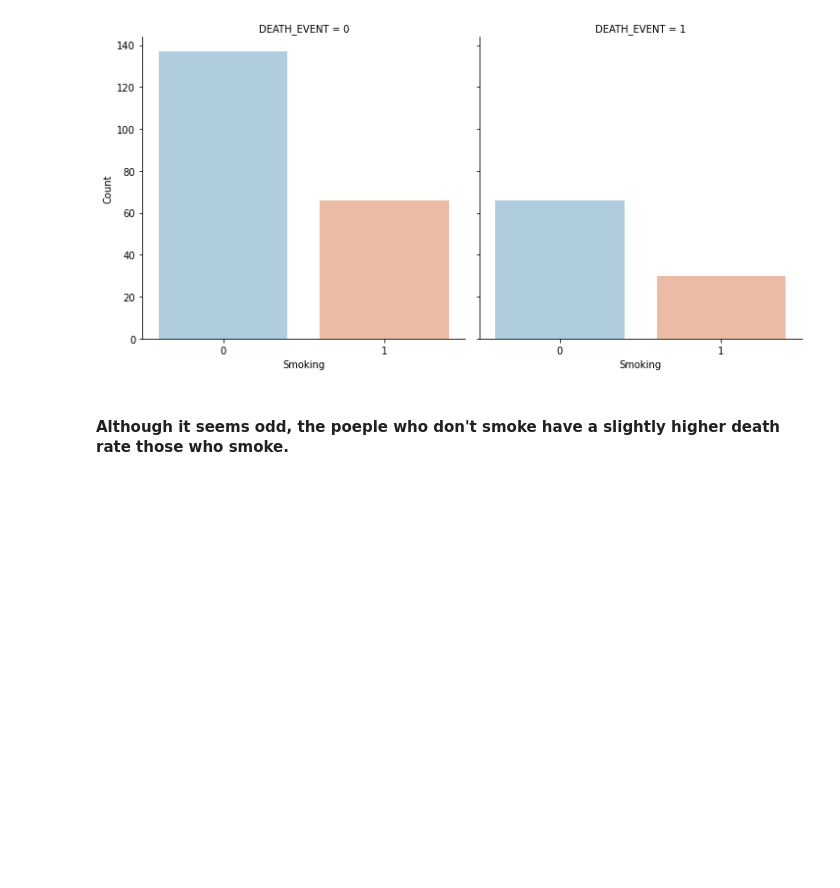
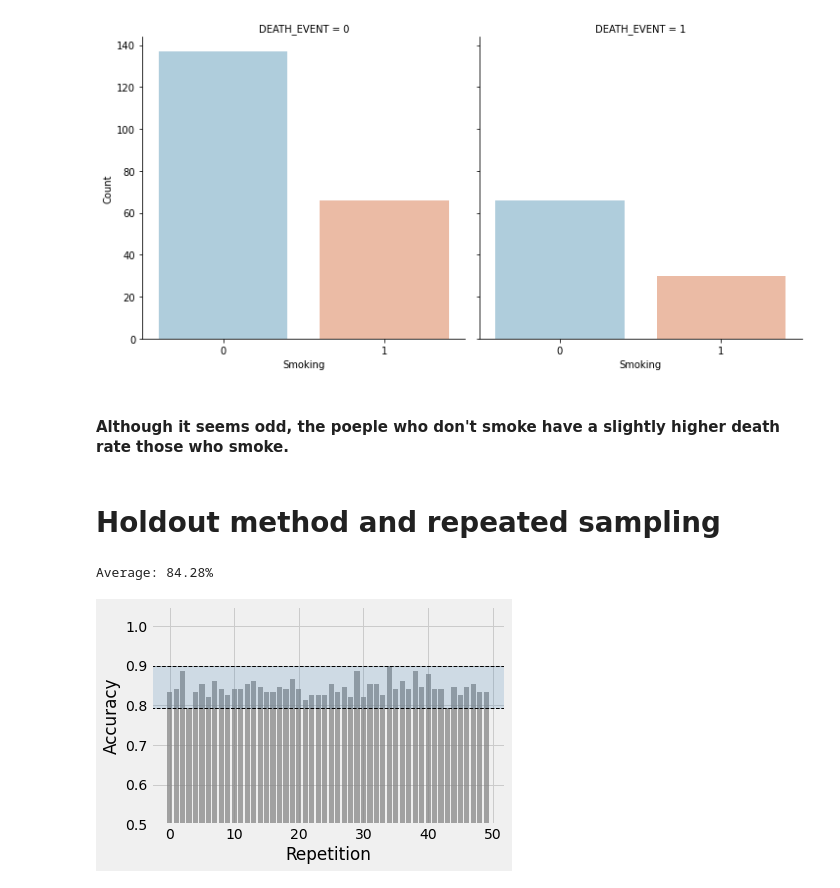
Before and after one commit to tjones104/Heart-Failure-Classification, a Jupyter notebook: Project2_Part1_Group22.ipynb, the cells around one changed output. Drawn from its saved outputs; the diff is of its cells as text; code cells hidden in the pictures; blank space fills up the shorter version.

```diff
--- a/Project2_Part1_Group22.ipynb
+++ b/Project2_Part1_Group22.ipynb
@@ -15,7 +16,7 @@ from sklearn.model_selection import train_test_split
 # %%
 address = 'C:/Users/Tristan/Desktop/Data Science 3337/Projects/Project 2/Heart-Failure-Classification/heart_failure.csv'
 df = pd.read_csv(address)
-df = df.drop(['time'], axis=1)
+#df = df.drop(['time'], axis=1)
 df.head()
 # %% [output]
 |  | age | anaemia | creatinine_phosphokinase | diabetes | ejection_fraction | high_blood_pressure | platelets | ... |
@@ -115,7 +118,8 @@ dtype: int64
 # %% [markdown]
 ## Creating Train and Test set
 # %%
-X = df.drop(['DEATH_EVENT'], axis=1)
+#X = df.drop(['DEATH_EVENT'], axis=1)
+X = df[['ejection_fraction', 'serum_creatinine', 'serum_sodium', 'time']]
 y = df['DEATH_EVENT']
 X_train, X_test, y_train, y_test = train_test_split(X, y, test_size = 0.3, random_state = 123)
 # %% [markdown]
@@ -310,3 +314,35 @@ g.set_axis_labels("Smoking", "Count")
 [figure]
 # %% [markdown]
 #### Although it seems odd, the poeple who don't smoke have a slightly higher death rate those who smoke.
+# %% [markdown]
+# Holdout method and repeated sampling
+# %%
+clf_1 = KNeighborsClassifier(n_neighbors=5, weights='uniform', algorithm='kd_tree', leaf_size=30, p=2, metric='minkowski', metric_params=None, n_jobs=1)
+# %%
+rng = np.random.RandomState(seed=12345)
+seeds = np.arange(10**5)
+rng.shuffle(seeds)
+seeds = seeds[:50]
+pred_2 = []
+
+for i in seeds:
+    X_train, X_test, y_train, y_test = train_test_split(X, y, test_size=0.5, random_state=i, stratify=y)
+    y_pred_i = clf_1.fit(X_train, y_train).predict(X_test)
+    y_pred_i_acc = np.mean(y_test == y_pred_i)
+    pred_2.append(y_pred_i_acc)
+pred_2 = np.asarray(pred_2)
+print('Average: %.2f%%' % (pred_2.mean()*100))
+with plt.style.context(('fivethirtyeight')):
+    plt.bar(range(0, pred_2.shape[0]), pred_2, color='gray', alpha=0.7)
+    plt.axhline(pred_2.max(), color='k', linewidth=1, linestyle='--')
+    plt.axhline(pred_2.min(), color='k', linewidth=1, linestyle='--')
+    plt.axhspan(pred_2.min(), pred_2.max(), alpha=0.2, color='steelblue')
+    plt.ylim([0, pred_2.max() + 0.1])
+    plt.xlabel('Repetition')
+    plt.ylabel('Accuracy')
+    plt.ylim([0.5, 1.05])
+    plt.tight_layout()
+    plt.show()
+# %% [output]
+Average: 84.28%
+[figure, added]
```
Also changed, not shown: parts of 21 cells of this notebook, 2 other files.
